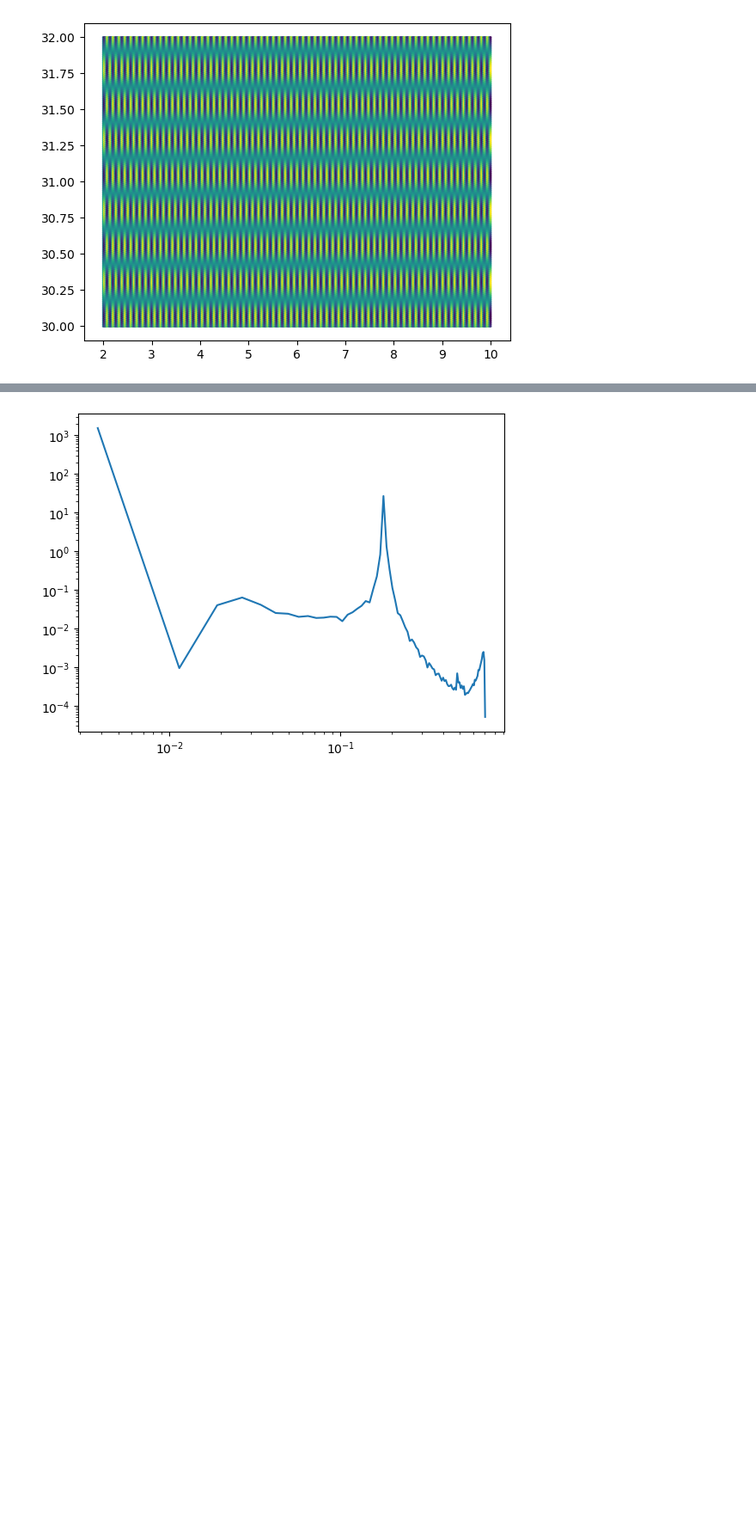
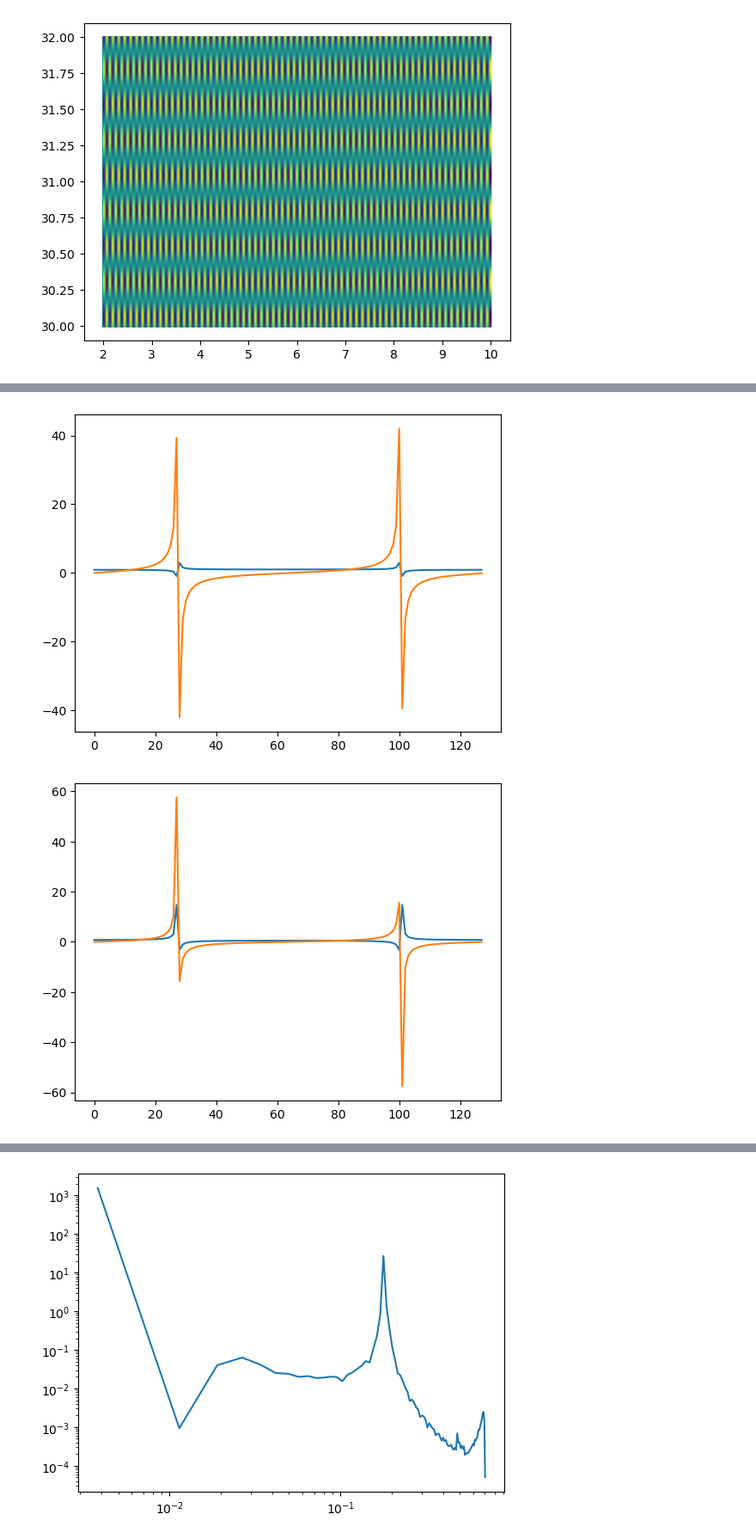
Before and after one commit to GRID4EARTH/healpix-analyse, a Jupyter notebook: Notebooks/Test_powerspectra.ipynb, the cells around one changed output, grey strips where cells are left out. Shown at 86% size. Cells and saved outputs as stored; diff of their text form; code cells hidden in the pictures; blank space fills up the shorter version.

```diff
--- a/Notebooks/Test_powerspectra.ipynb
+++ b/Notebooks/Test_powerspectra.ipynb
@@ -118,0 +172,31 @@ self.lons_of_western_edge - self.lons_of_western_edge.min() tensor([0.0000, 0.01
+# %%
+n = 128
+t = np.linspace(0, 1, n)
+x = np.cos(2 * np.pi * 27.3 * t)
+
+shift = 0.5 / n
+x_shifted = np.cos(2 * np.pi * 27 * (t + shift))
+
+
+freqs = np.fft.fftfreq(n)
+
+phase_shift = np.exp(-2j * np.pi * freqs * n * shift)
+
+tf = np.fft.fft(x)
+tf_shifted = np.fft.fft(x_shifted)
+
+plt.plot(tf.real)
+plt.plot(tf.imag)
+plt.show()
+
+plt.plot(tf_shifted.real)
+plt.plot(tf_shifted.imag)
+plt.show()
+
+tf_shifted_corrected = tf_shifted * phase_shift
+plt.plot(tf_shifted_corrected.real)
+plt.plot(tf_shifted_corrected.imag)
+plt.show()
+# %% [output]
+[figure, added]
+[figure, added]
```
Also changed, not shown: parts of 9 cells of this notebook, 1 other file.
